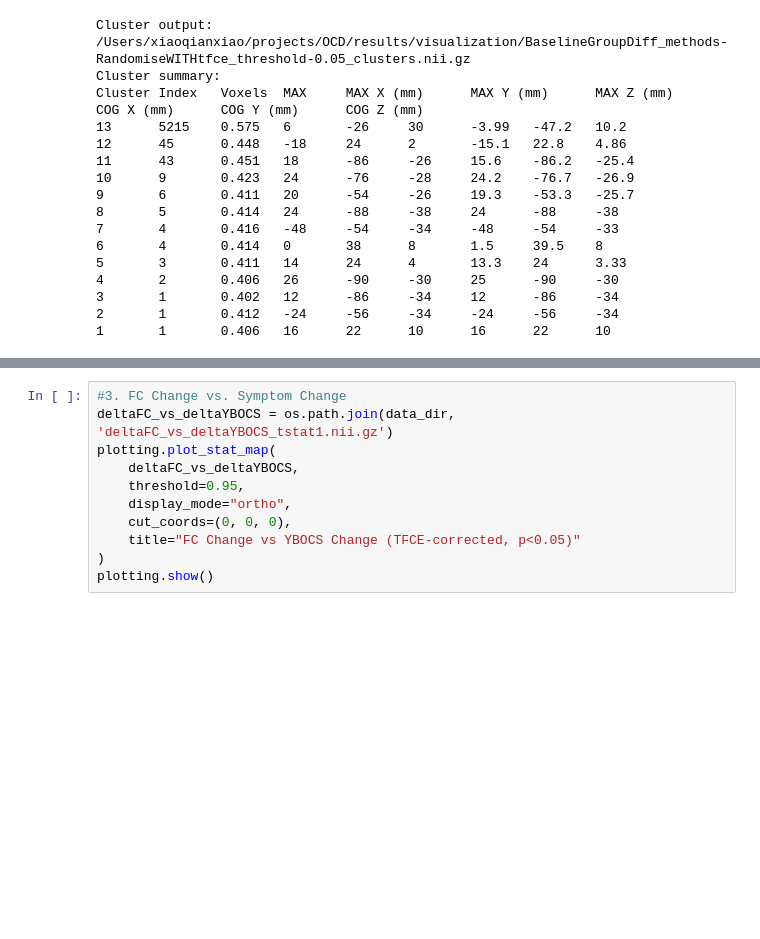
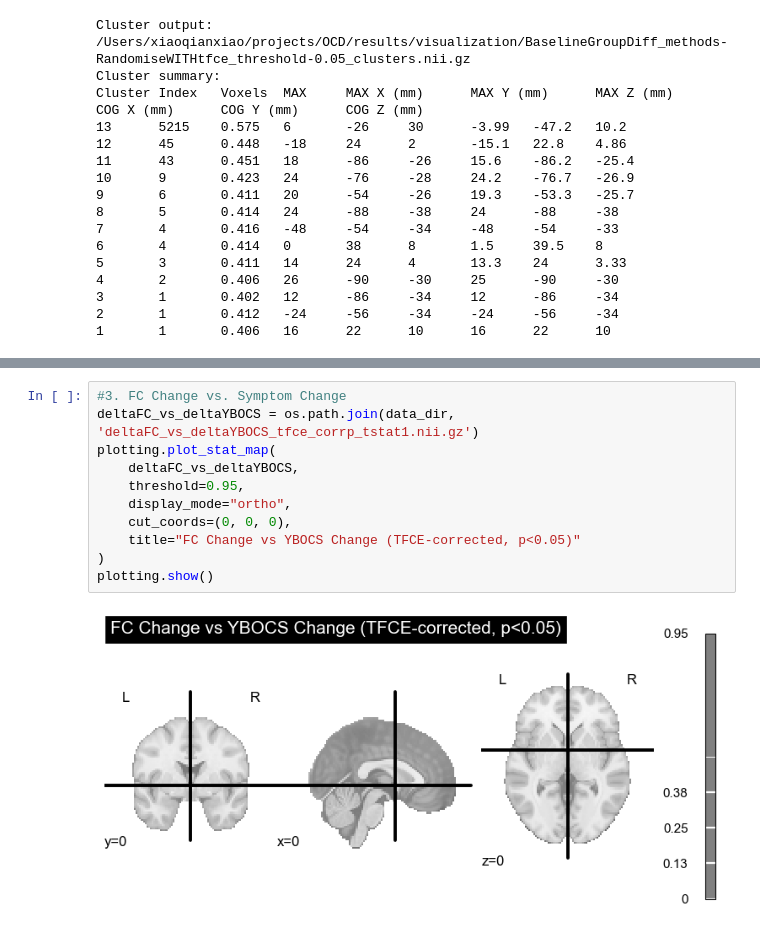
Before and after one commit to XiaoqianXiao/OCD_RO1, a Jupyter notebook: results_visualization.ipynb, the cells around one changed output, grey strips where cells are left out. Cells and saved outputs as stored; diff of their text form; blank space fills up the shorter version.

```diff
--- a/results_visualization.ipynb
+++ b/results_visualization.ipynb
@@ -119,11 +157,13 @@ DimensionError: Input data has incompatible dimensionality: Expected dimension i
 # %%
 #3. FC Change vs. Symptom Change
-deltaFC_vs_deltaYBOCS = os.path.join(data_dir, 'deltaFC_vs_deltaYBOCS_tstat1.nii.gz')
+deltaFC_vs_deltaYBOCS = os.path.join(data_dir, 'deltaFC_vs_deltaYBOCS_tfce_corrp_tstat1.nii.gz')
 plotting.plot_stat_map(
     deltaFC_vs_deltaYBOCS,
     threshold=0.95,
     display_mode="ortho",
     cut_coords=(0, 0, 0),
     title="FC Change vs YBOCS Change (TFCE-corrected, p<0.05)"
 )
 plotting.show()
+# %% [output]
+[figure, added]
```
Also changed, not shown: parts of 4 cells of this notebook, 1 other file.
